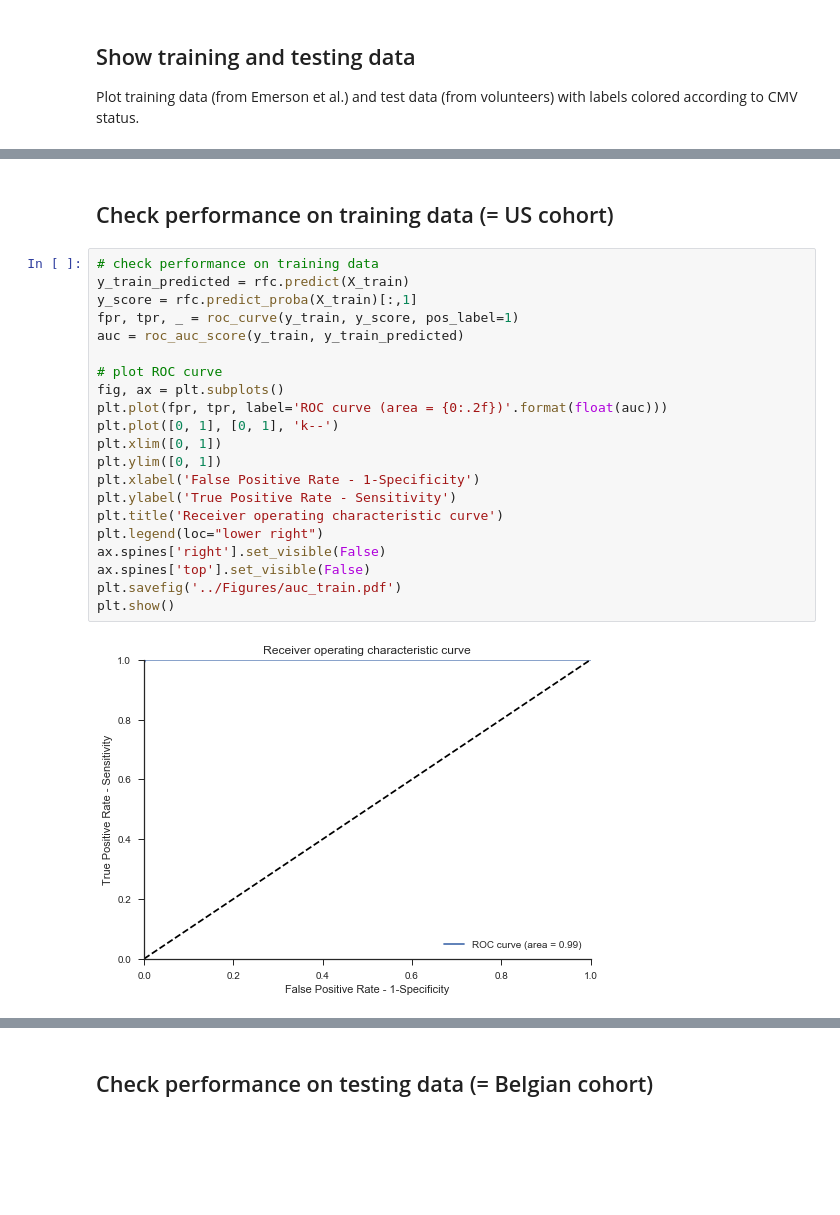
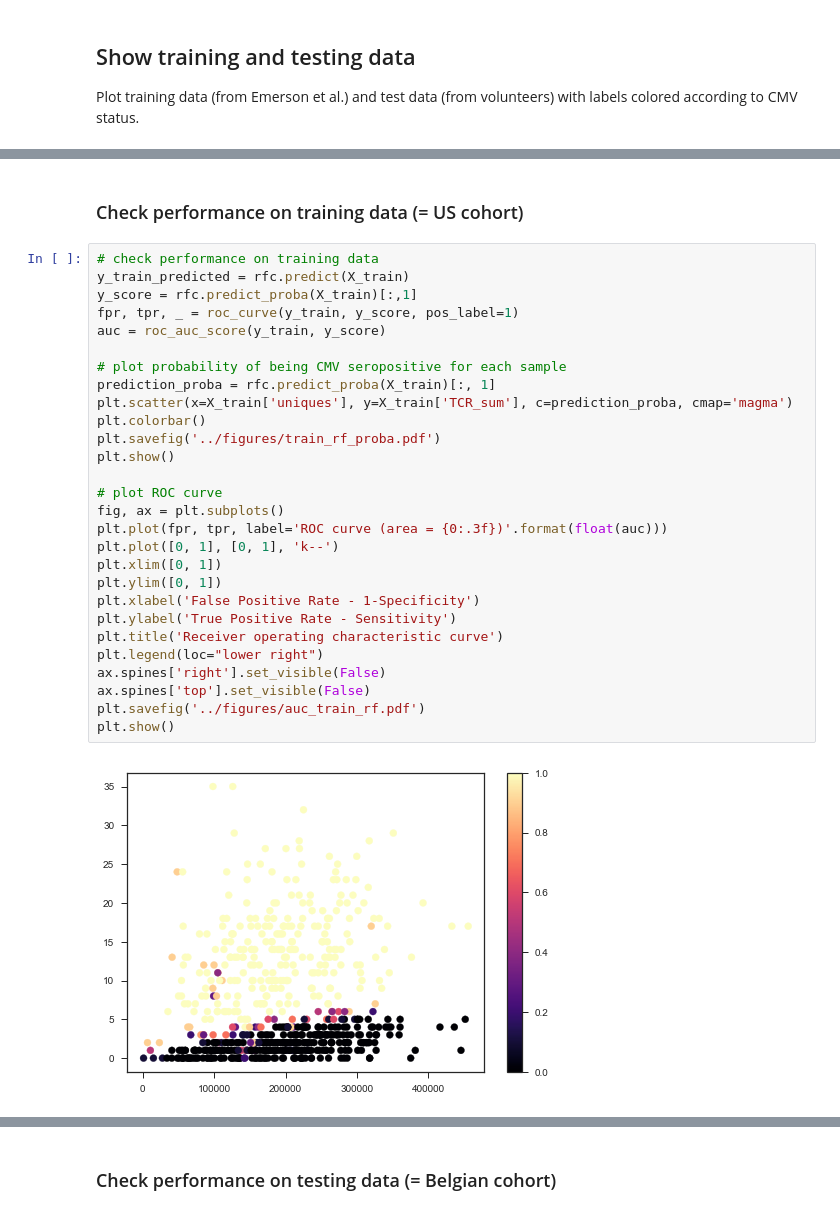
Before and after one commit to NDeNeuter/TCR_CMV_pred, a Jupyter notebook: code/Predict CMV from TCR repertoire.ipynb, the cells around one changed output, grey strips where cells are left out. Drawn from its saved outputs; the diff is of its cells as text; blank space fills up the shorter version.

```diff
--- a/code/Predict CMV from TCR repertoire.ipynb
+++ b/code/Predict CMV from TCR repertoire.ipynb
@@ -348,25 +426,32 @@ RandomForestClassifier(bootstrap=True, class_weight=None, criterion='gini',
 # %% [markdown]
-## Check performance on training data (= US cohort)
+### Check performance on training data (= US cohort)
 # %%
 # check performance on training data
 y_train_predicted = rfc.predict(X_train)
 y_score = rfc.predict_proba(X_train)[:,1]
 fpr, tpr, _ = roc_curve(y_train, y_score, pos_label=1)
-auc = roc_auc_score(y_train, y_train_predicted)
+auc = roc_auc_score(y_train, y_score)
+
+# plot probability of being CMV seropositive for each sample
+prediction_proba = rfc.predict_proba(X_train)[:, 1]
+plt.scatter(x=X_train['uniques'], y=X_train['TCR_sum'], c=prediction_proba, cmap='magma')
+plt.colorbar()
+plt.savefig('../figures/train_rf_proba.pdf')
+plt.show()
 
 # plot ROC curve
 fig, ax = plt.subplots()
-plt.plot(fpr, tpr, label='ROC curve (area = {0:.2f})'.format(float(auc)))
+plt.plot(fpr, tpr, label='ROC curve (area = {0:.3f})'.format(float(auc)))
 plt.plot([0, 1], [0, 1], 'k--')
 plt.xlim([0, 1])
 plt.ylim([0, 1])
 plt.xlabel('False Positive Rate - 1-Specificity')
 plt.ylabel('True Positive Rate - Sensitivity')
 plt.title('Receiver operating characteristic curve')
 plt.legend(loc="lower right")
 ax.spines['right'].set_visible(False)
 ax.spines['top'].set_visible(False)
-plt.savefig('../Figures/auc_train.pdf')
+plt.savefig('../figures/auc_train_rf.pdf')
 plt.show()
 # %% [output]
-[figure, old version]
+[figure, new version]
@@ -373,5 +459,5 @@ plt.show()
 # %% [markdown]
-## Check performance on testing data (= Belgian cohort)
+### Check performance on testing data (= Belgian cohort)
 # %%
 # make prediction, calculate predictions' probability and calculate auc value
 y_test_predicted = rfc.predict(X_test)
```
Also changed, not shown: parts of 27 cells of this notebook, 11 other files.
